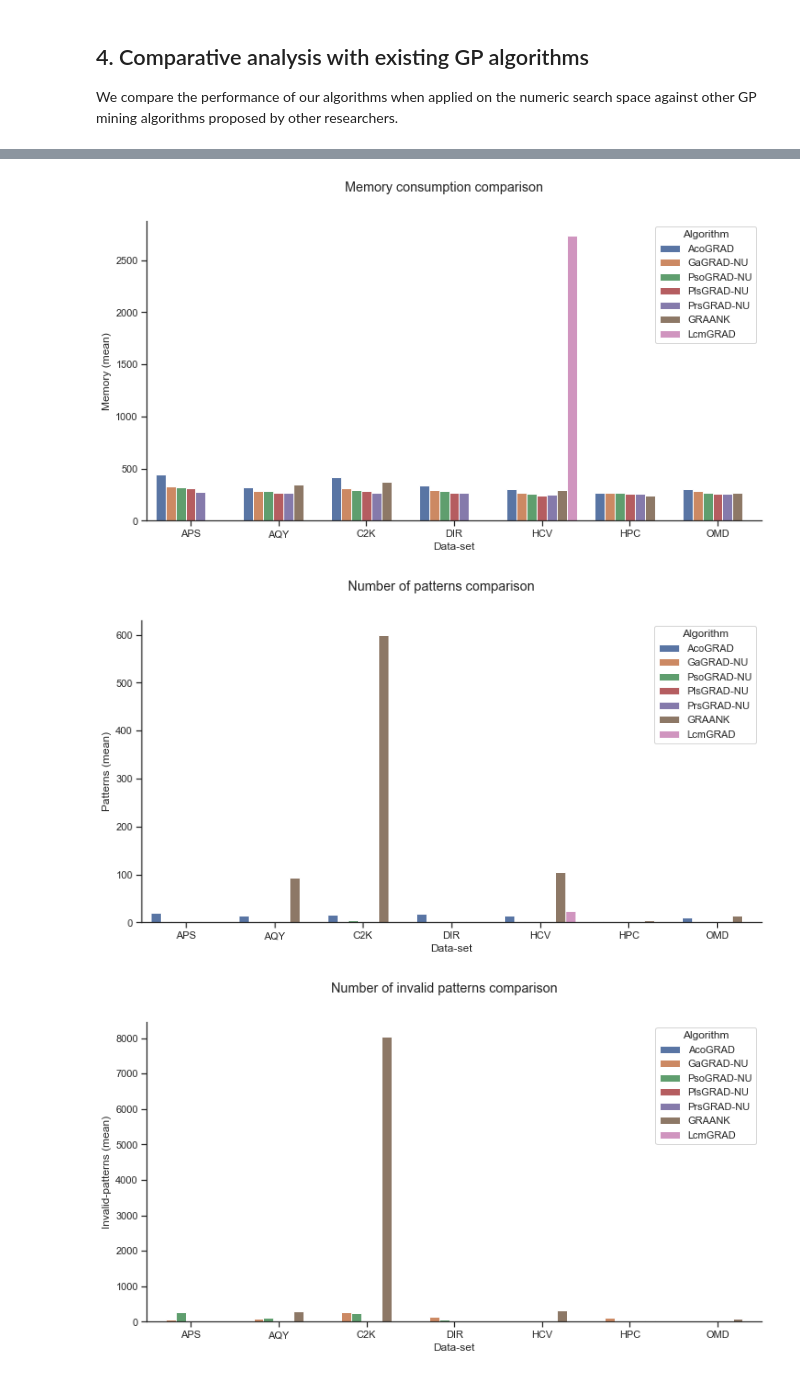
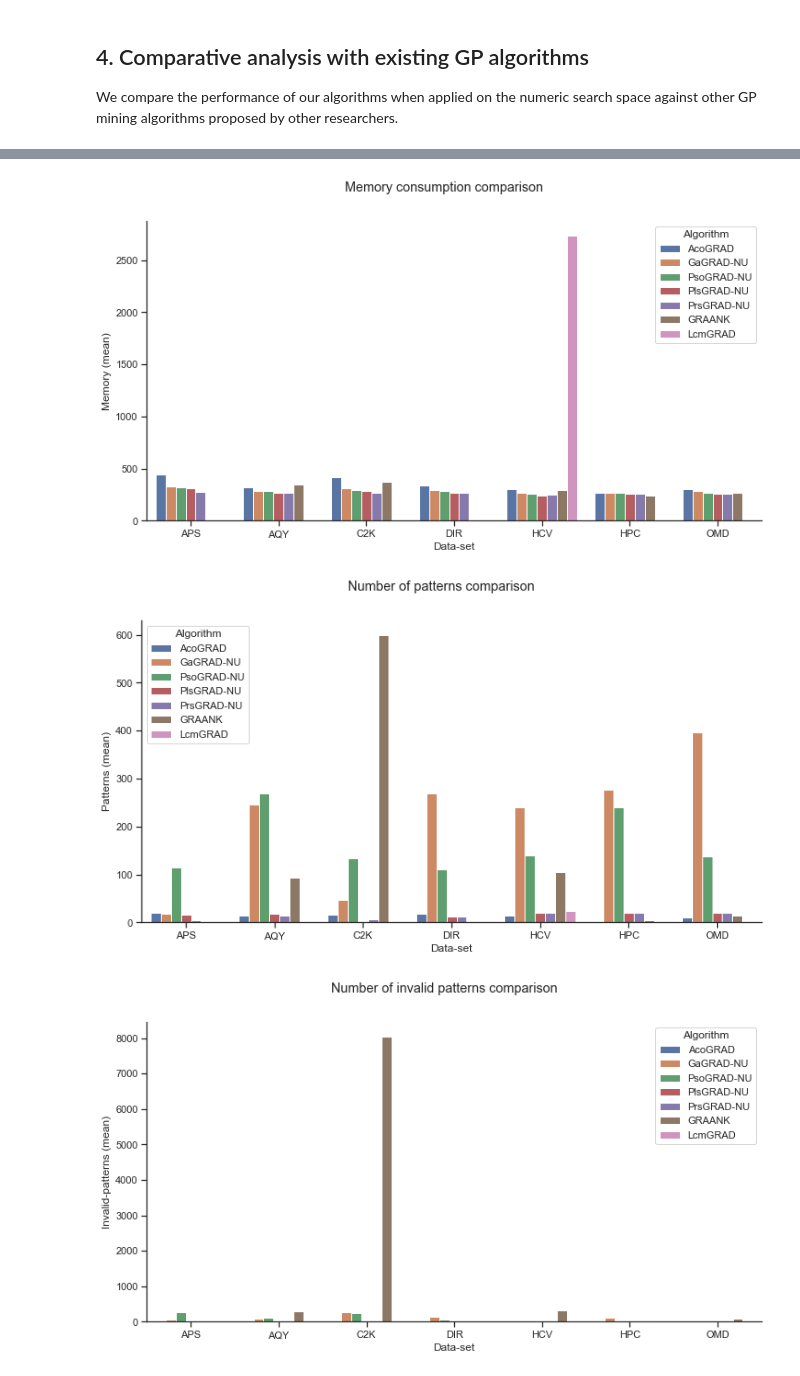
Before and after one commit to owuordickson/meso-hpc-lr, a Jupyter notebook: results/swarmgp/analysis.ipynb, the cells around one changed output, grey strips where cells are left out. Drawn from its saved outputs; the diff is of its cells as text; code cells hidden in the pictures.

```diff
--- a/results/swarmgp/analysis.ipynb
+++ b/results/swarmgp/analysis.ipynb
@@ -511,19 +552,27 @@ PlsGRAD run-time: WilcoxonResult(statistic=10.0, pvalue=0.1640625)
 # %% [markdown]
 #### 3.1.2 Pattern count comparison
 # %%
+import warnings
+warnings.filterwarnings('ignore')
+
 algorithms = ['GaGRAD-NU', 'GaGRAD-BM', 'PsoGRAD-NU', 'PsoGRAD-BM', 'PlsGRAD-NU', 'PlsGRAD-BM', 'PrsGRAD-NU', 'PrsGRAD-BM']
 # algorithms = ['GaGRAD-NU', 'GaGRAD-BM']
-data_sets = ['APS', 'AQY', 'C2K', 'DIR', 'HPC', 'OMD', 'HCV', 'CPX', 'BCR']
+data_sets = ['APS', 'C2K', 'AQY', 'DIR', 'HPC', 'OMD', 'HCV', 'CPX', 'BCR']
+
+# df = pd.DataFrame()
+df_data2['ratio'] = df_data2['Patterns (mean)'].div(df_data2['Invalid-patterns (mean)'])
 
 
 fried_data = []
 for alg in algorithms:
     df1 = df_data.loc[df_data['Algorithm'] == alg]
+    # df1 = df_data2.loc[df_data2['Algorithm'] == alg]
 
     temp_data = []
     for ds in data_sets:
         df2 = df1.loc[df1['Data-set'] == ds]
         temp_data.append(df2['Patterns (mean)'].values[0])
+        # temp_data.append(df2['ratio'].values[0])
     fried_data.append(temp_data)
 
 fried_data = np.array(fried_data).T
@@ -544,6 +593,7 @@ print("PlsGRAD patterns: " + str(sp_res))
 
 print("\n")
 
+df_fried = df_fried.round(2)
 df_fried.insert(0, "Data-set", data_sets, True)
 df_fried
 # %% [output]
@@ -720,7 +796,7 @@ We compare the performance of our algorithms when applied on the numeric search
 algorithms = ['GRAANK', 'AcoGRAD', 'LcmGRAD', 'GaGRAD-NU', 'PsoGRAD-NU', 'PlsGRAD-NU', 'PrsGRAD-NU']
 data_sets = ['APS', 'AQY', 'C2K', 'DIR', 'HPC', 'OMD', 'HCV', 'CPX', 'BCR']
 
-df_comp = df_data[['Data-set', 'Algorithm', 'Run-time (mean)', 'Run-time (std)', 'Memory (mean)', 'Memory (std)', 'Patterns (mean)', 'Patterns (std)', 'Invalid-patterns (mean)', 'Invalid-patterns (std)']]
+df_comp = df_data2[['Data-set', 'Algorithm', 'Run-time (mean)', 'Run-time (std)', 'Memory (mean)', 'Memory (std)', 'Patterns (mean)', 'Invalid-patterns (mean)']]
 
 df_comp = df_comp.drop(df_comp[df_comp['Algorithm'] == 'GaGRAD-BM'].index).drop(df_comp[df_comp['Algorithm'] == 'PsoGRAD-BM'].index).drop(df_comp[df_comp['Algorithm'] == 'PlsGRAD-BM'].index).drop(df_comp[df_comp['Algorithm'] == 'PrsGRAD-BM'].index)
 df_comp = df_comp.drop(df_comp[df_comp['Data-set'] == 'CPX'].index).drop(df_comp[df_comp['Data-set'] == 'BCR'].index)
@@ -732,54 +808,51 @@ sns.set_theme(style="ticks", rc=custom_params)
 fig = plt.figure(figsize=(12,6))
 fig.suptitle('Run time comparison')
 ax = sns.barplot(x="Data-set", y="Run-time (mean)", hue="Algorithm", data=df_comp, capsize=.05)
-#plt.savefig('compare_run.png')
+# plt.savefig('compare_run.png')
 
 
 fig = plt.figure(figsize=(12,6))
 fig.suptitle('Memory consumption comparison')
 ax = sns.barplot(x="Data-set", y="Memory (mean)", hue="Algorithm", data=df_comp, capsize=.05)
-#plt.savefig('compare_mem.png')
+# plt.savefig('compare_mem.png')
 
 
 
 fig = plt.figure(figsize=(12,6))
 fig.suptitle('Number of patterns comparison')
 ax = sns.barplot(x="Data-set", y="Patterns (mean)", hue="Algorithm", data=df_comp, capsize=.05)
-#plt.savefig('compare_pats1.png')
+# plt.savefig('compare_pats1.png')
 
 
 fig = plt.figure(figsize=(12,6))
 fig.suptitle('Number of invalid patterns comparison')
 ax = sns.barplot(x="Data-set", y="Invalid-patterns (mean)", hue="Algorithm", data=df_comp, capsize=.05)
-#plt.savefig('compare_inv1.png')
+# plt.savefig('compare_inv1.png')
 
 
 
 
 
 
 # REPEATED
 
-df_comp = df_comp.drop(df_comp[df_comp['Data-set'] == 'C2K'].index).drop(df_comp[df_comp['Data-set'] == 'DIR'].index).drop(df_comp[df_comp['Data-set'] == 'AQY'].index).drop(df_comp[df_comp['Data-set'] == 'HCV'].index)
-fig = plt.figure(figsize=(12,6))
-fig.suptitle('Number of patterns comparison')
-ax = sns.barplot(x="Data-set", y="Patterns (mean)", hue="Algorithm", data=df_comp, capsize=.05)
-#plt.savefig('compare_pats2.png')
+# df_comp = df_comp.drop(df_comp[df_comp['Data-set'] == 'C2K'].index).drop(df_comp[df_comp['Data-set'] == 'DIR'].index).drop(df_comp[df_comp['Data-set'] == 'AQY'].index).drop(df_comp[df_comp['Data-set'] == 'HCV'].index)
+# fig = plt.figure(figsize=(12,6))
+# fig.suptitle('Number of patterns comparison')
+# ax = sns.barplot(x="Data-set", y="Patterns (mean)", hue="Algorithm", data=df_comp, capsize=.05)
+# plt.savefig('compare_pats2.png')
 
-
-
-
-fig = plt.figure(figsize=(12,6))
-fig.suptitle('Number of invalid patterns comparison')
-ax = sns.barplot(x="Data-set", y="Invalid-patterns (mean)", hue="Algorithm", data=df_comp, capsize=.05)
-#plt.savefig('compare_inv2.png')
+# fig = plt.figure(figsize=(12,6))
+# fig.suptitle('Number of invalid patterns comparison')
+# ax = sns.barplot(x="Data-set", y="Invalid-patterns (mean)", hue="Algorithm", data=df_comp, capsize=.05)
+# plt.savefig('compare_inv2.png')
 
 
 
 plt.show()
 df_comp
 # %% [output]
 [figure]
 [figure]
-[figure, old version]
+[figure, new version]
 [figure]
```
Also changed, not shown: parts of 11 cells of this notebook.
